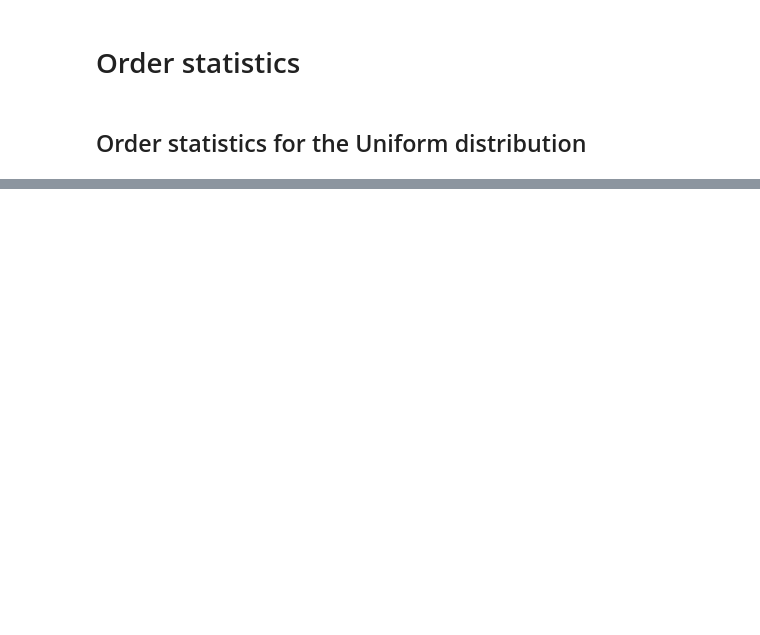
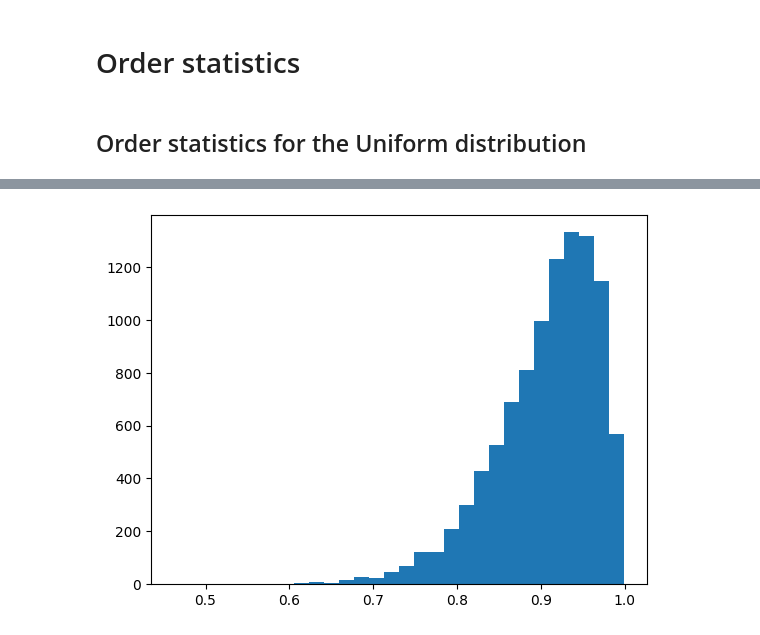
Before and after one commit to khaichiong/meco7312, a Jupyter notebook: L5_SamplingDistribution.ipynb, the cells around one changed output, grey strips where cells are left out. Saved outputs shown, nothing was run; the diff lists cells and outputs as text; code cells hidden in the pictures; blank space fills up the shorter version.

```diff
--- a/L5_SamplingDistribution.ipynb
+++ b/L5_SamplingDistribution.ipynb
@@ -146,0 +189,8 @@ plt.show()
+# %%
+xn2 = np.partition(x, -2, axis=0)[-2]
+# %%
+#plot the sampling distribution
+plt.hist(xn2,bins=30)
+plt.show()
+# %% [output]
+[figure, added]
```
Also changed, not shown: parts of 48 cells of this notebook.
